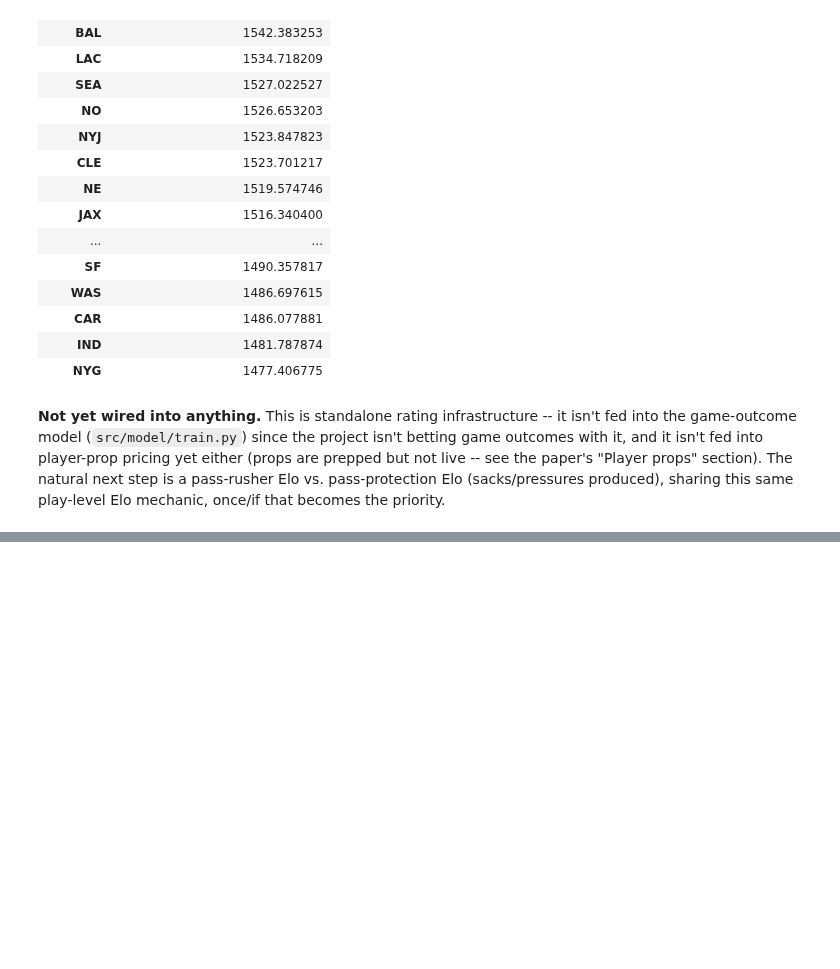
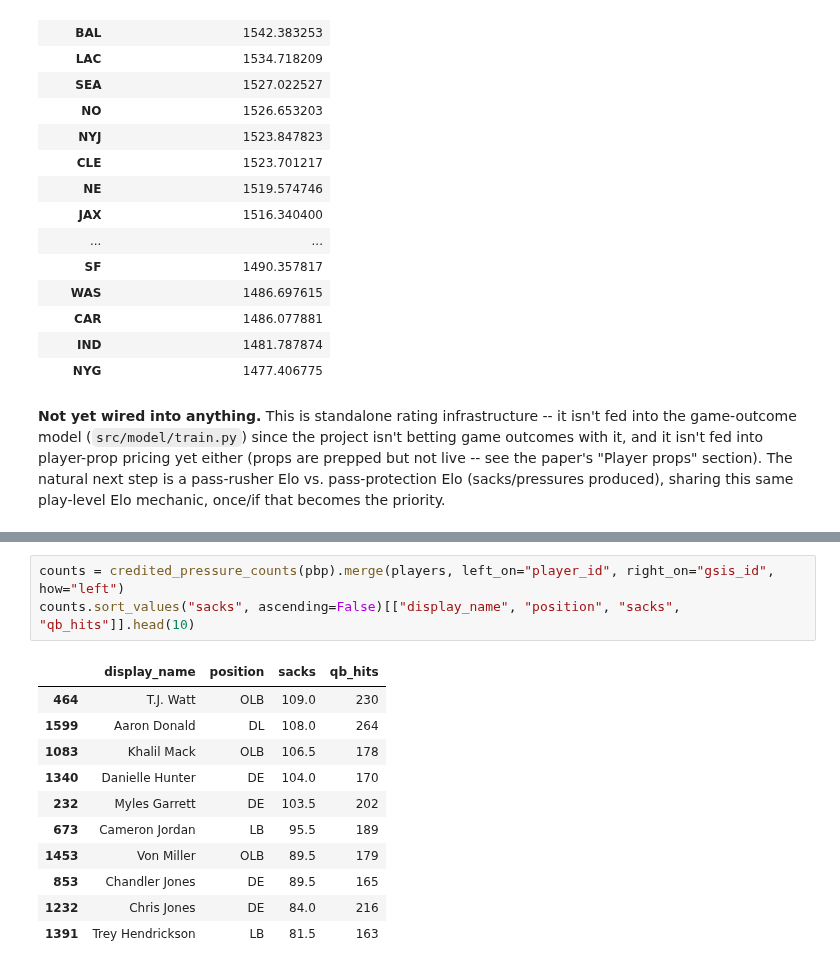
Before and after one commit to rahulr-1006/nfl_2026, a Jupyter notebook: notebooks/model_backtest_results.ipynb, the cells around one changed output, grey strips where cells are left out. Drawn from its saved outputs; the diff is of its cells as text; blank space fills up the shorter version.

```diff
--- a/notebooks/model_backtest_results.ipynb
+++ b/notebooks/model_backtest_results.ipynb
@@ -617,0 +702,15 @@ same play-level Elo mechanic, once/if that becomes the priority.
+# %%
+counts = credited_pressure_counts(pbp).merge(players, left_on="player_id", right_on="gsis_id", how="left")
+counts.sort_values("sacks", ascending=False)[["display_name", "position", "sacks", "qb_hits"]].head(10)
+# %% [output]
+|  | display_name | position | sacks | qb_hits |
+| 464 | T.J. Watt | OLB | 109.0 | 230 |
+| 1599 | Aaron Donald | DL | 108.0 | 264 |
+| 1083 | Khalil Mack | OLB | 106.5 | 178 |
+| 1340 | Danielle Hunter | DE | 104.0 | 170 |
+| 232 | Myles Garrett | DE | 103.5 | 202 |
+| 673 | Cameron Jordan | LB | 95.5 | 189 |
+| 1453 | Von Miller | OLB | 89.5 | 179 |
+| 853 | Chandler Jones | DE | 89.5 | 165 |
+| 1232 | Chris Jones | DE | 84.0 | 216 |
+| 1391 | Trey Hendrickson | LB | 81.5 | 163 |
```
Also changed, not shown: parts of 5 cells of this notebook, 6 other files.
